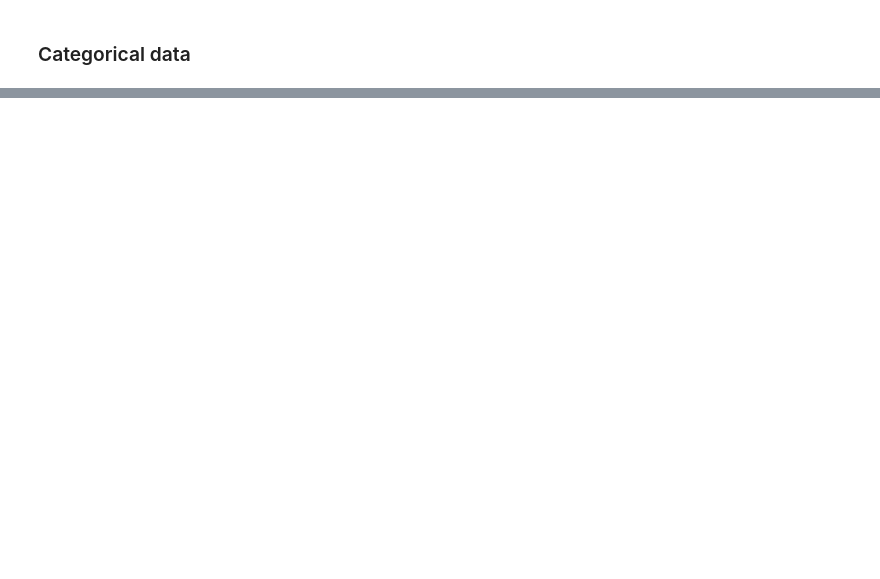
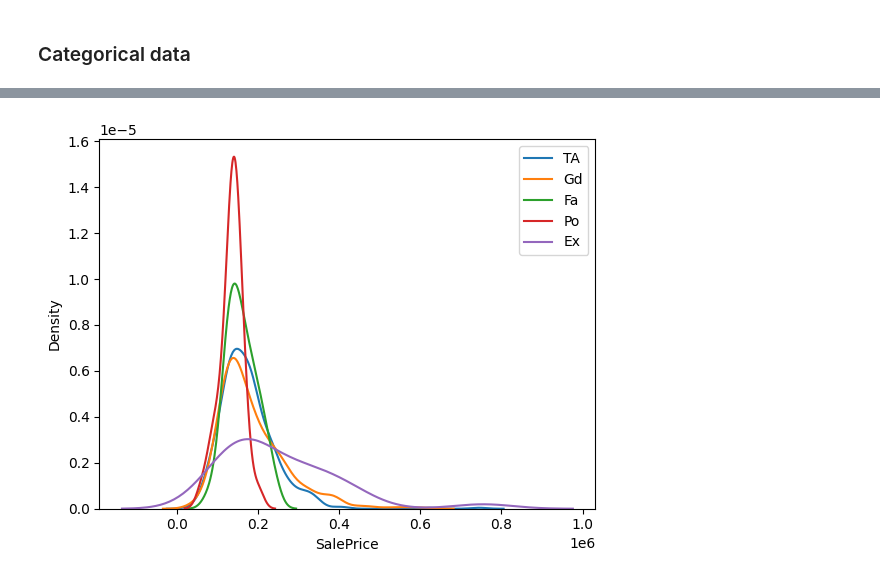
Before and after one commit to ahamudul-hasan/Machine-Learning, a Jupyter notebook: 3_Features_Engineering/6_Handling_Mixed_value/1_Univeriate/Random_Sample_Imputation.ipynb, the cells around one changed output, grey strips where cells are left out. Cells and saved outputs as stored; diff of their text form; code cells hidden in the pictures; blank space fills up the shorter version.

```diff
--- a/3_Features_Engineering/6_Handling_Mixed_value/1_Univeriate/Random_Sample_Imputation.ipynb
+++ b/3_Features_Engineering/6_Handling_Mixed_value/1_Univeriate/Random_Sample_Imputation.ipynb
@@ -131,0 +228,10 @@ X_train[['Age', 'Age_imputed']].boxplot()
+# %%
+for category in X_train['FireplaceQu_imputed'].dropna().unique():
+    sns.kdeplot(
+        X_train.loc[X_train['FireplaceQu_imputed'] == category, 'SalePrice'],
+        label=category
+    )
+plt.legend()
+plt.show()
+# %% [output]
+[figure, added]
```
Also changed, not shown: parts of 17 cells of this notebook, 1 other file.
